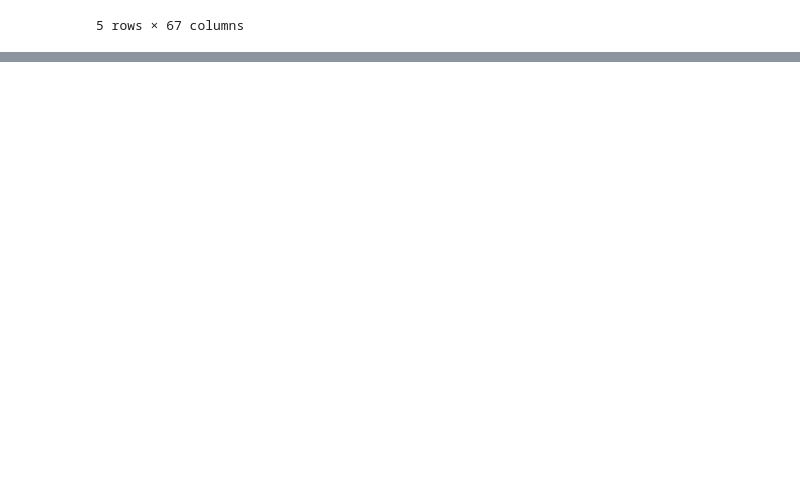
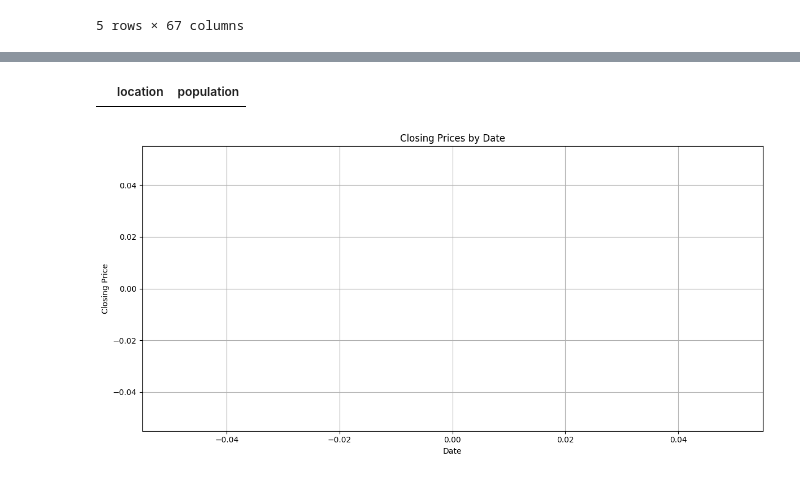
Before and after one commit to datla-ria/Project-1, a Jupyter notebook: project-1.ipynb, the cells around one changed output, grey strips where cells are left out. Saved outputs shown, nothing was run; the diff lists cells and outputs as text; code cells hidden in the pictures; blank space fills up the shorter version.

```diff
--- a/project-1.ipynb
+++ b/project-1.ipynb
@@ -29,3 +30,10 @@ covid_data_df.head()
 | 3 | AFG | Asia | Afghanistan | 2020-01-06 | NaN | 0.0 | NaN | NaN | ... |
 | 4 | AFG | Asia | Afghanistan | 2020-01-07 | NaN | 0.0 | NaN | NaN | ... |
 5 rows × 67 columns
+# %%
+#Make the first row of the indices dataframe the headers
+new_header = indices_data_df.iloc[0]
+indices_data_df = indices_data_df[1:]
+indices_data_df.columns = new_header
+
+indices_data_df.head()
@@ -31,0 +48,34 @@ covid_data_df.head()
+# %%
+#Data Cleanup
+
+#Remove missing data
+indices_data_df.dropna(inplace=True)
+covid_data_df.dropna(inplace=True)
+
+#Rebovve duplicates
+indices_data_df.drop_duplicates(inplace=True)
+covid_data_df.drop_duplicates(inplace=True)
+
+#Date Time Conversion
+indices_data_df['Date'] = pd.to_datetime(indices_data_df['Date'])
+covid_data_df['date'] = pd.to_datetime(covid_data_df['date'])
+# %%
+#Data Exploration
+#Finding number of covid cases by country
+
+cases_by_country = covid_data_df.groupby('location')[['population']].sum().reset_index()
+cases_by_country.head()
+# %% [output]
+|  | location | population |
+# %%
+# Plotting time series of a specific index (e.g., S&P 500)
+plt.figure(figsize=(12, 6))
+plt.plot(indices_data_df[indices_data_df['Date']], indices_data_df['Close'], marker='o', linestyle='-')
+plt.title('Closing Prices by Date')
+plt.xlabel('Date')
+plt.ylabel('Closing Price')
+plt.grid(True)
+plt.tight_layout()
+plt.show()
+# %% [output]
+[figure, added]
```
Also changed, not shown: parts of 2 cells of this notebook.
